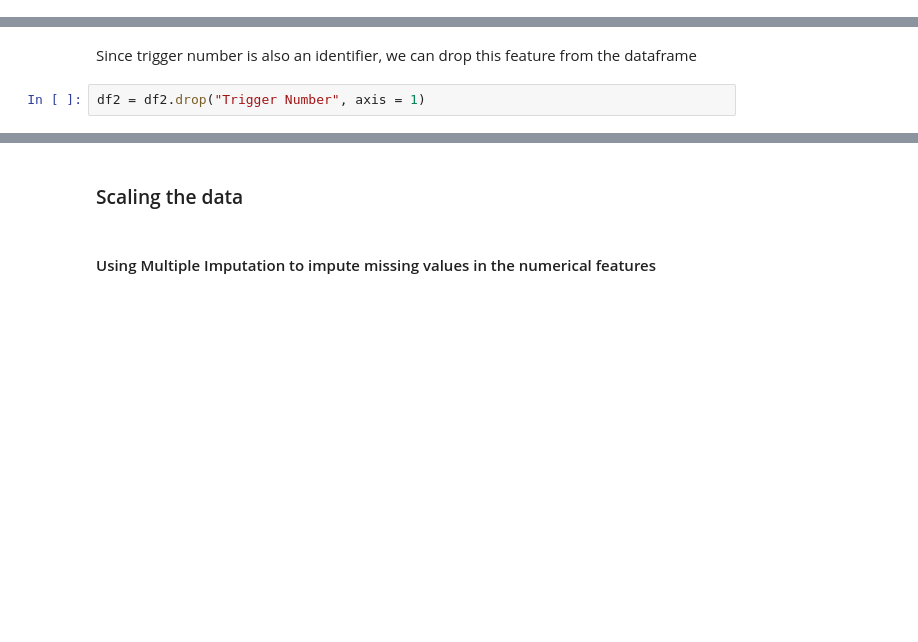
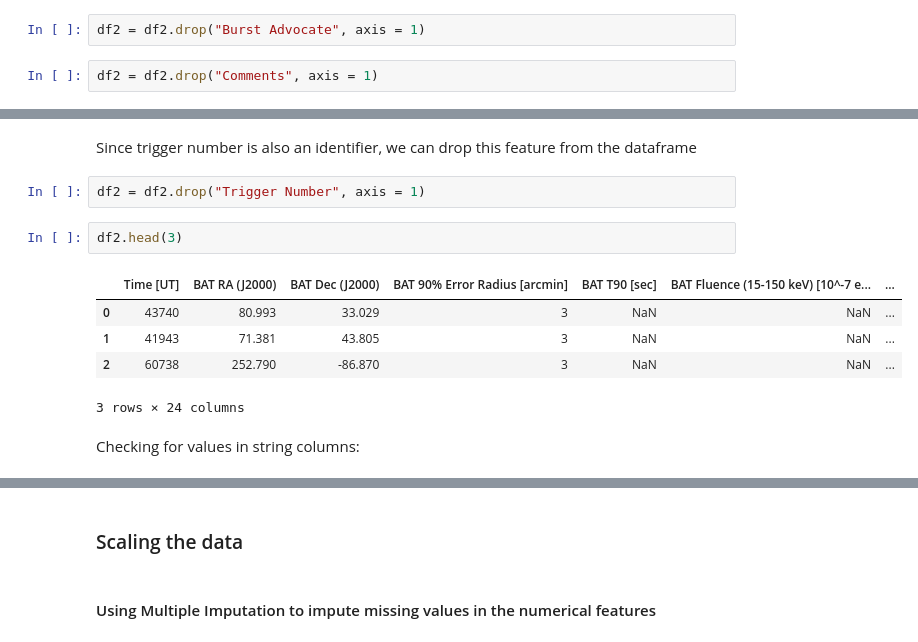
Before and after one commit to Alcatraz312/grb-classification, a Jupyter notebook: src/main.ipynb, the cells around one changed output, grey strips where cells are left out. Drawn from its saved outputs; the diff is of its cells as text; blank space fills up the shorter version.

```diff
--- a/src/main.ipynb
+++ b/src/main.ipynb
@@ -358,3 +358,7 @@ df2.head(3)
 | 1 | 41943 | 1299965 | 71.381 | 43.805 | 3 | NaN | ... |
 | 2 | 60738 | 1299776 | 252.790 | -86.870 | 3 | NaN | ... |
 3 rows × 27 columns
+# %%
+df2 = df2.drop("Burst Advocate", axis = 1)
+# %%
+df2 = df2.drop("Comments", axis = 1)
@@ -380,3 +392,13 @@ Name: count, Length: 1639, dtype: int64
 Since trigger number is also an identifier, we can drop this feature from the dataframe
 # %%
 df2 = df2.drop("Trigger Number", axis = 1)
+# %%
+df2.head(3)
+# %% [output]
+|  | Time [UT] | BAT RA (J2000) | BAT Dec (J2000) | BAT 90% Error Radius [arcmin] | BAT T90 [sec] | BAT Fluence (15-150 keV) [10^-7 e... | ... |
+| 0 | 43740 | 80.993 | 33.029 | 3 | NaN | NaN | ... |
+| 1 | 41943 | 71.381 | 43.805 | 3 | NaN | NaN | ... |
+| 2 | 60738 | 252.790 | -86.870 | 3 | NaN | NaN | ... |
+3 rows × 24 columns
+# %% [markdown]
+Checking for values in string columns:
```
Also changed, not shown: parts of 5 cells of this notebook.
